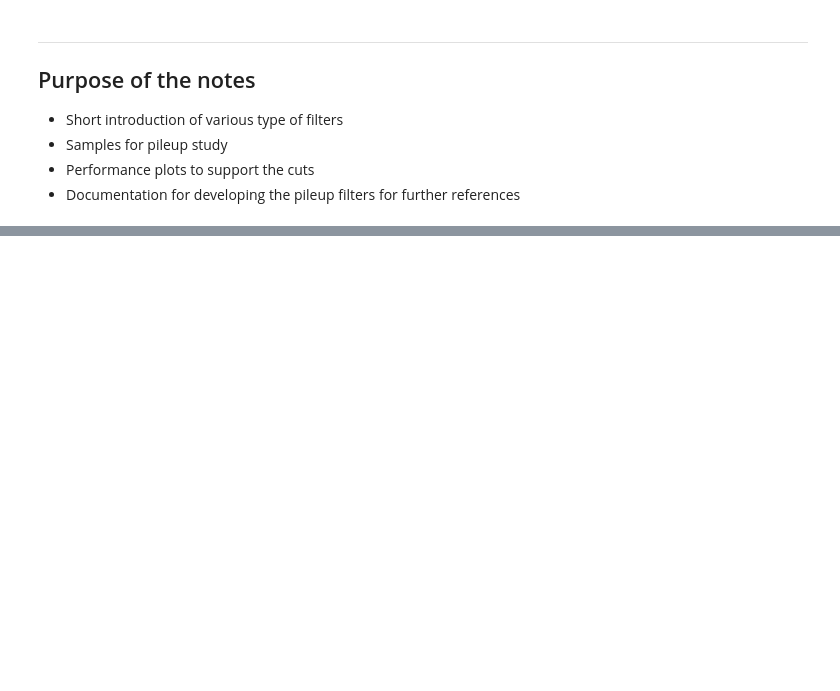
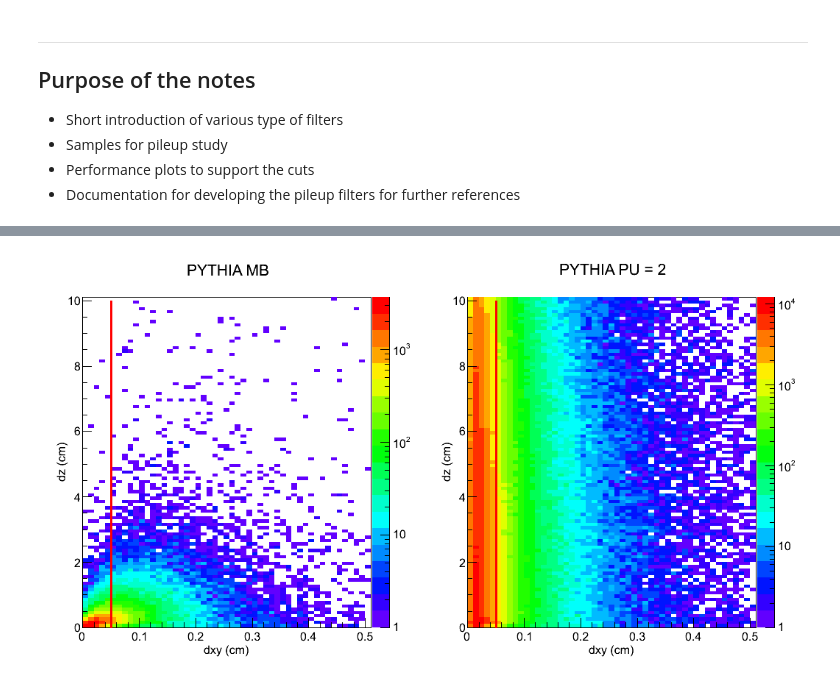
Before and after one commit to KongTu/pileUpCorrector, a Jupyter notebook: notebook/pileUpFilterMustRead.ipynb, the cells around one changed output, grey strips where cells are left out. Drawn from its saved outputs; the diff is of its cells as text; code cells hidden in the pictures; blank space fills up the shorter version.

```diff
--- a/notebook/pileUpFilterMustRead.ipynb
+++ b/notebook/pileUpFilterMustRead.ipynb
@@ -43,0 +120,11 @@ print x
+# %%
+from IPython.display import Image
+pathname = "../files/"
+MCppDxyDz = "MC_PlotDxyvsDz.png"
+MCppDzNtrk = "MC_PlotDzvsNtrk.png"
+DATAppDxyDz = "DATA_PlotDxyvsDz.png"
+DATAppDzNtrk = "DATA_PlotDzvsNtrk.png"
+# %%
+Image(filename = pathname + MCppDxyDz )
+# %% [output]
+[figure, added]
```
Also changed, not shown: parts of 11 cells of this notebook, 9 other files.
